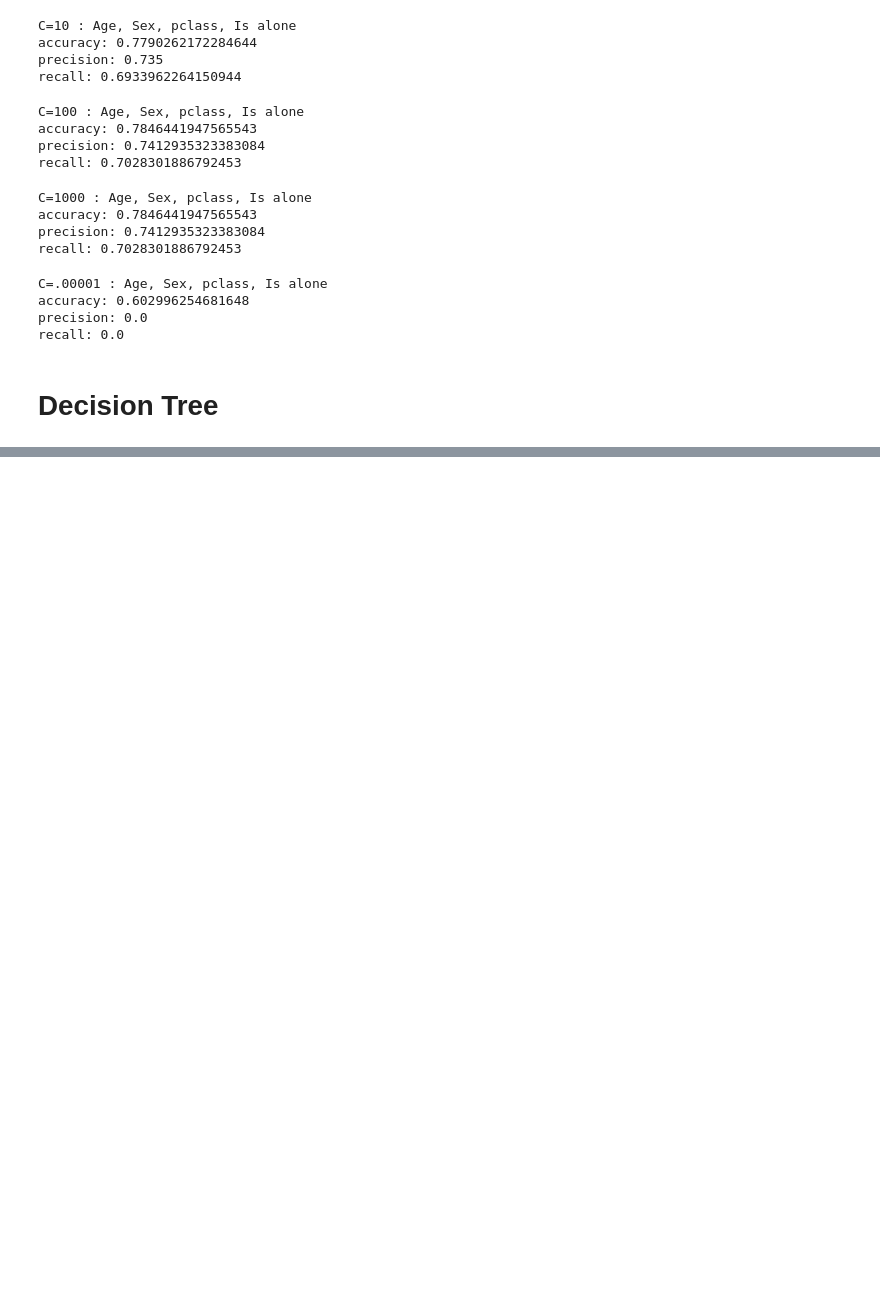
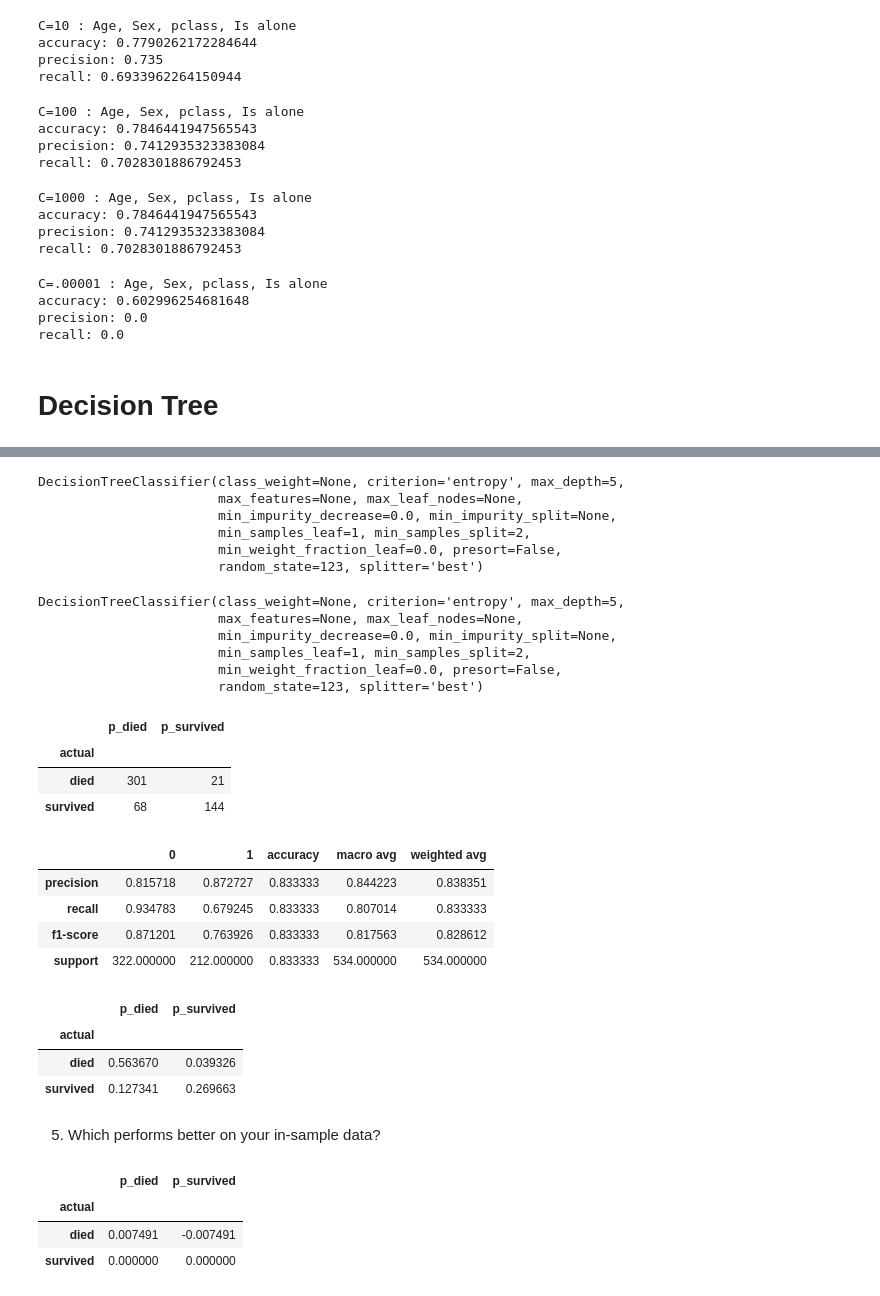
Before and after one commit to noahmelngailis/ds-methodologies-exercises, a Jupyter notebook: classification/model.ipynb, the cells around one changed output, grey strips where cells are left out. Saved outputs shown, nothing was run; the diff lists cells and outputs as text; code cells hidden in the pictures; blank space fills up the shorter version.

```diff
--- a/classification/model.ipynb
+++ b/classification/model.ipynb
@@ -442,0 +540,61 @@ Fit the decision tree classifier to your training sample and transform (i.e. mak
+# %%
+clf_entropy = DecisionTreeClassifier(criterion='entropy', max_depth=5, random_state=123)
+clf_entropy
+# %% [output]
+DecisionTreeClassifier(class_weight=None, criterion='entropy', max_depth=5,
+                       max_features=None, max_leaf_nodes=None,
+                       min_impurity_decrease=0.0, min_impurity_split=None,
+                       min_samples_leaf=1, min_samples_split=2,
+                       min_weight_fraction_leaf=0.0, presort=False,
+                       random_state=123, splitter='best')
+# %%
+clf_entropy.fit(X_train, y_train)
+# %% [output]
+DecisionTreeClassifier(class_weight=None, criterion='entropy', max_depth=5,
+                       max_features=None, max_leaf_nodes=None,
+                       min_impurity_decrease=0.0, min_impurity_split=None,
+                       min_samples_leaf=1, min_samples_split=2,
+                       min_weight_fraction_leaf=0.0, presort=False,
+                       random_state=123, splitter='best')
+# %%
+y_pred_entropy = clf_entropy.predict(X_train)
+y_pred_entropy_proba = clf_entropy.predict_proba(X_train)
+# %%
+conf = pd.DataFrame(confusion_matrix(y_train, y_pred_entropy), index=('died', 'survived'), columns=('p_died', 'p_survived'))
+conf.index.name = "actual"
+conf
+# %% [output]
+|  | p_died | p_survived |
+| actual |  |  |
+| died | 301 | 21 |
+| survived | 68 | 144 |
+# %%
+entropy = pd.DataFrame(classification_report(y_train, y_pred_entropy, output_dict=True))
+entropy
+# %% [output]
+|  | 0 | 1 | accuracy | macro avg | weighted avg |
+| precision | 0.815718 | 0.872727 | 0.833333 | 0.844223 | 0.838351 |
+| recall | 0.934783 | 0.679245 | 0.833333 | 0.807014 | 0.833333 |
+| f1-score | 0.871201 | 0.763926 | 0.833333 | 0.817563 | 0.828612 |
+| support | 322.000000 | 212.000000 | 0.833333 | 534.000000 | 534.000000 |
+# %%
+
+conf= pd.DataFrame(confusion_matrix(y_train, y_pred_entropy), index=('died', 'survived'), columns=('p_died', 'p_survived'))
+conf.index.name = "actual"
+entropy_c_m = conf/534
+entropy_c_m
+# %% [output]
+|  | p_died | p_survived |
+| actual |  |  |
+| died | 0.563670 | 0.039326 |
+| survived | 0.127341 | 0.269663 |
+# %% [markdown]
+5. Which performs better on your in-sample data?
+# %%
+gini_minus_entropy = gini_c_m - entropy_c_m
+gini_minus_entropy
+# %% [output]
+|  | p_died | p_survived |
+| actual |  |  |
+| died | 0.007491 | -0.007491 |
+| survived | 0.000000 | 0.000000 |
```
Also changed, not shown: parts of 22 cells of this notebook.
